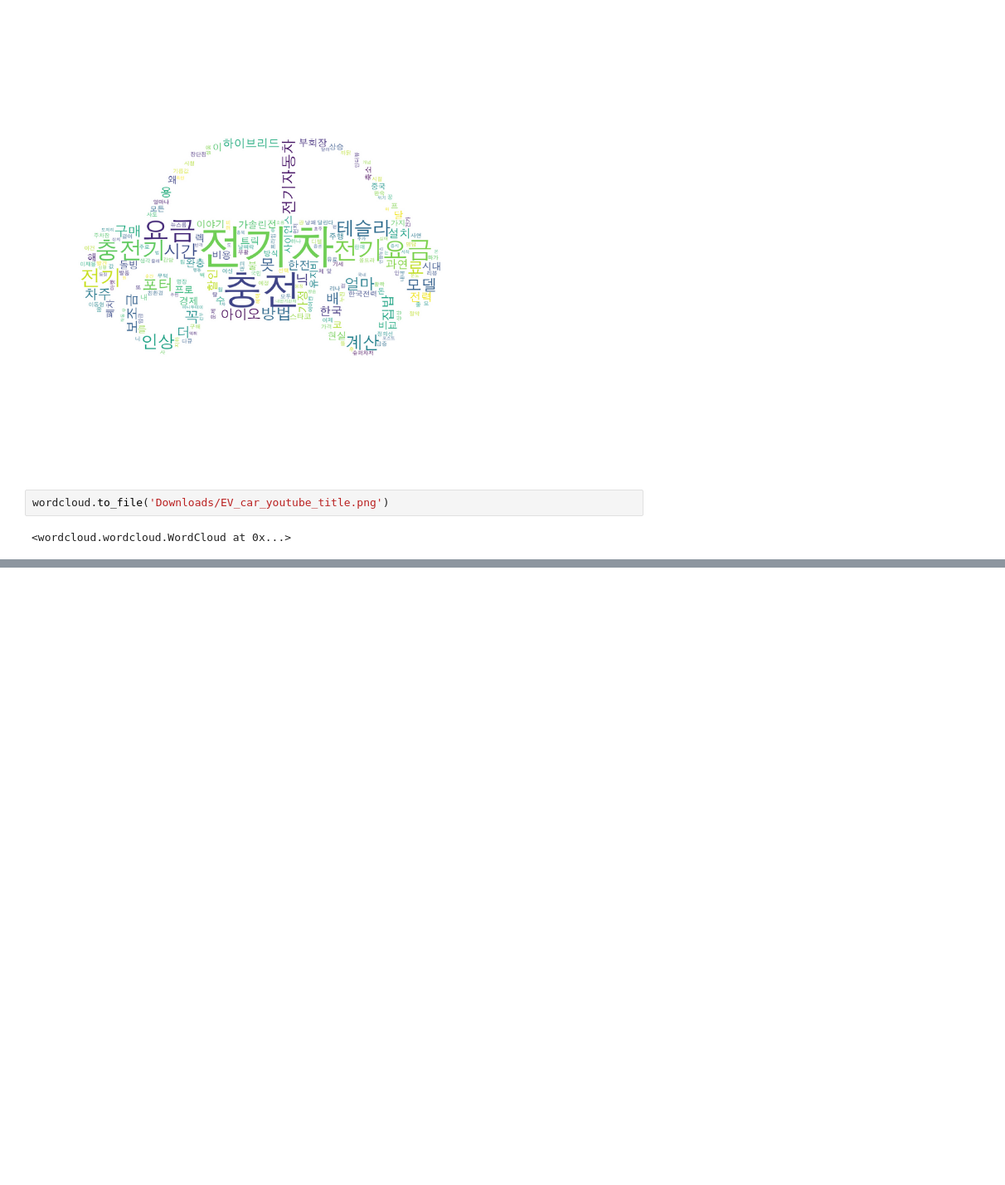
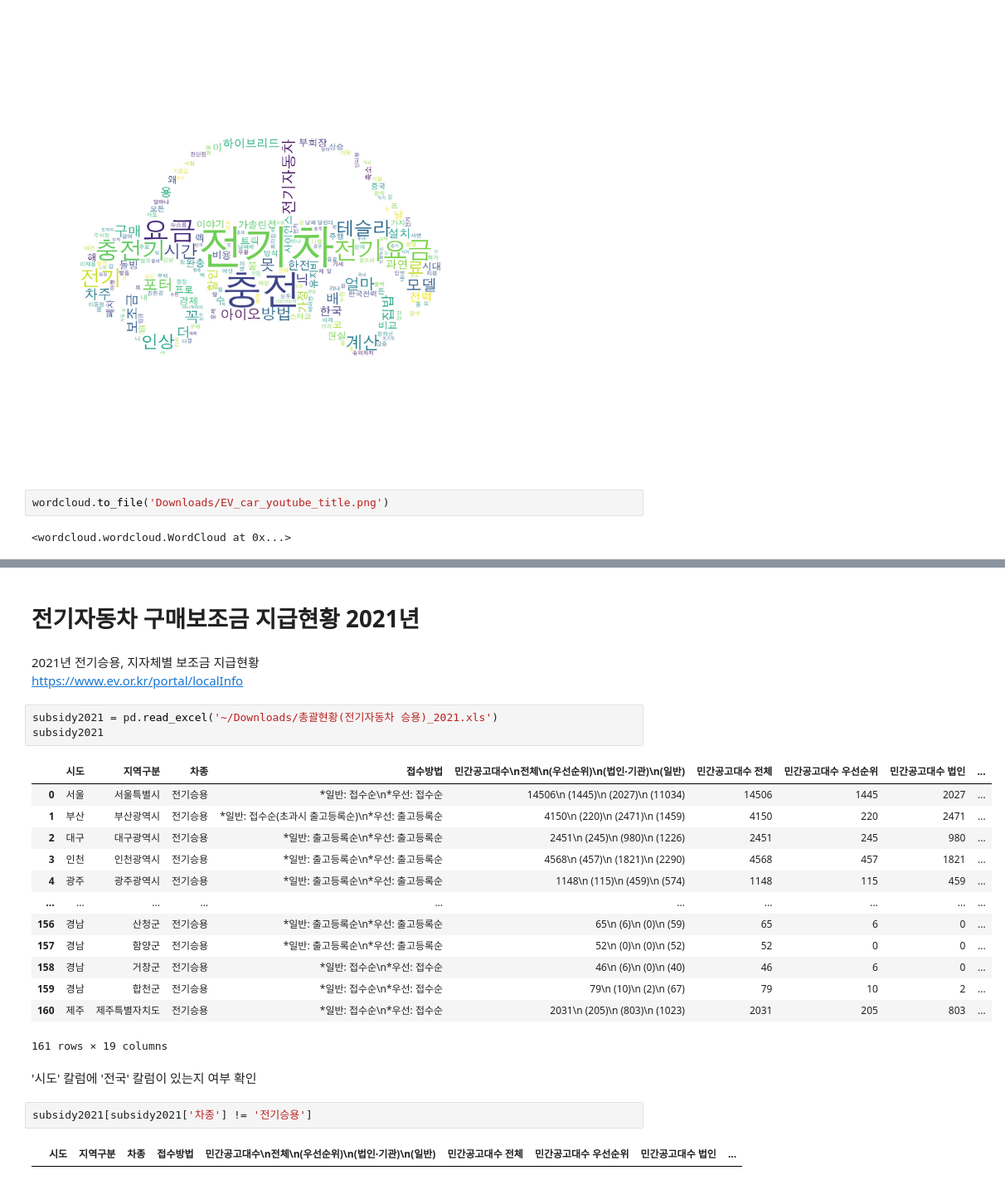
Before and after one commit to Woorim-lee/KDT_first_project, a Jupyter notebook: EV_car_notebook.ipynb, the cells around one changed output, grey strips where cells are left out. Shown at 83% size. Saved outputs shown, nothing was run; the diff lists cells and outputs as text; blank space fills up the shorter version.

```diff
--- a/EV_car_notebook.ipynb
+++ b/EV_car_notebook.ipynb
@@ -902,0 +1062,28 @@ wordcloud.to_file('Downloads/EV_car_youtube_title.png')
+# %% [markdown]
+# 전기자동차 구매보조금 지급현황 2021년
+# %% [markdown]
+2021년 전기승용, 지자체별 보조금 지급현황 <br>
+https://www.ev.or.kr/portal/localInfo
+# %%
+subsidy2021 = pd.read_excel('~/Downloads/총괄현황(전기자동차 승용)_2021.xls')
+subsidy2021
+# %% [output]
+|  | 시도 | 지역구분 | 차종 | 접수방법 | 민간공고대수\n전체\n(우선순위)\n(법인·기관)\n(일반) | 민간공고대수 전체 | 민간공고대수 우선순위 | 민간공고대수 법인 | ... |
+| 0 | 서울 | 서울특별시 | 전기승용 | *일반: 접수순\n*우선: 접수순 | 14506\n (1445)\n (2027)\n (11034) | 14506 | 1445 | 2027 | ... |
+| 1 | 부산 | 부산광역시 | 전기승용 | *일반: 접수순(초과시 출고등록순)\n*우선: 출고등록순 | 4150\n (220)\n (2471)\n (1459) | 4150 | 220 | 2471 | ... |
+| 2 | 대구 | 대구광역시 | 전기승용 | *일반: 출고등록순\n*우선: 출고등록순 | 2451\n (245)\n (980)\n (1226) | 2451 | 245 | 980 | ... |
+| 3 | 인천 | 인천광역시 | 전기승용 | *일반: 출고등록순\n*우선: 출고등록순 | 4568\n (457)\n (1821)\n (2290) | 4568 | 457 | 1821 | ... |
+| 4 | 광주 | 광주광역시 | 전기승용 | *일반: 출고등록순\n*우선: 출고등록순 | 1148\n (115)\n (459)\n (574) | 1148 | 115 | 459 | ... |
+| ... | ... | ... | ... | ... | ... | ... | ... | ... | ... |
+| 156 | 경남 | 산청군 | 전기승용 | *일반: 출고등록순\n*우선: 출고등록순 | 65\n (6)\n (0)\n (59) | 65 | 6 | 0 | ... |
+| 157 | 경남 | 함양군 | 전기승용 | *일반: 출고등록순\n*우선: 출고등록순 | 52\n (0)\n (0)\n (52) | 52 | 0 | 0 | ... |
+| 158 | 경남 | 거창군 | 전기승용 | *일반: 접수순\n*우선: 접수순 | 46\n (6)\n (0)\n (40) | 46 | 6 | 0 | ... |
+| 159 | 경남 | 합천군 | 전기승용 | *일반: 접수순\n*우선: 접수순 | 79\n (10)\n (2)\n (67) | 79 | 10 | 2 | ... |
+| 160 | 제주 | 제주특별자치도 | 전기승용 | *일반: 접수순\n*우선: 접수순 | 2031\n (205)\n (803)\n (1023) | 2031 | 205 | 803 | ... |
+161 rows × 19 columns
+# %% [markdown]
+'시도' 칼럼에 '전국' 칼럼이 있는지 여부 확인
+# %%
+subsidy2021[subsidy2021['차종'] != '전기승용']
+# %% [output]
+|  | 시도 | 지역구분 | 차종 | 접수방법 | 민간공고대수\n전체\n(우선순위)\n(법인·기관)\n(일반) | 민간공고대수 전체 | 민간공고대수 우선순위 | 민간공고대수 법인 | ... |
```
Also changed, not shown: parts of 60 cells of this notebook.
